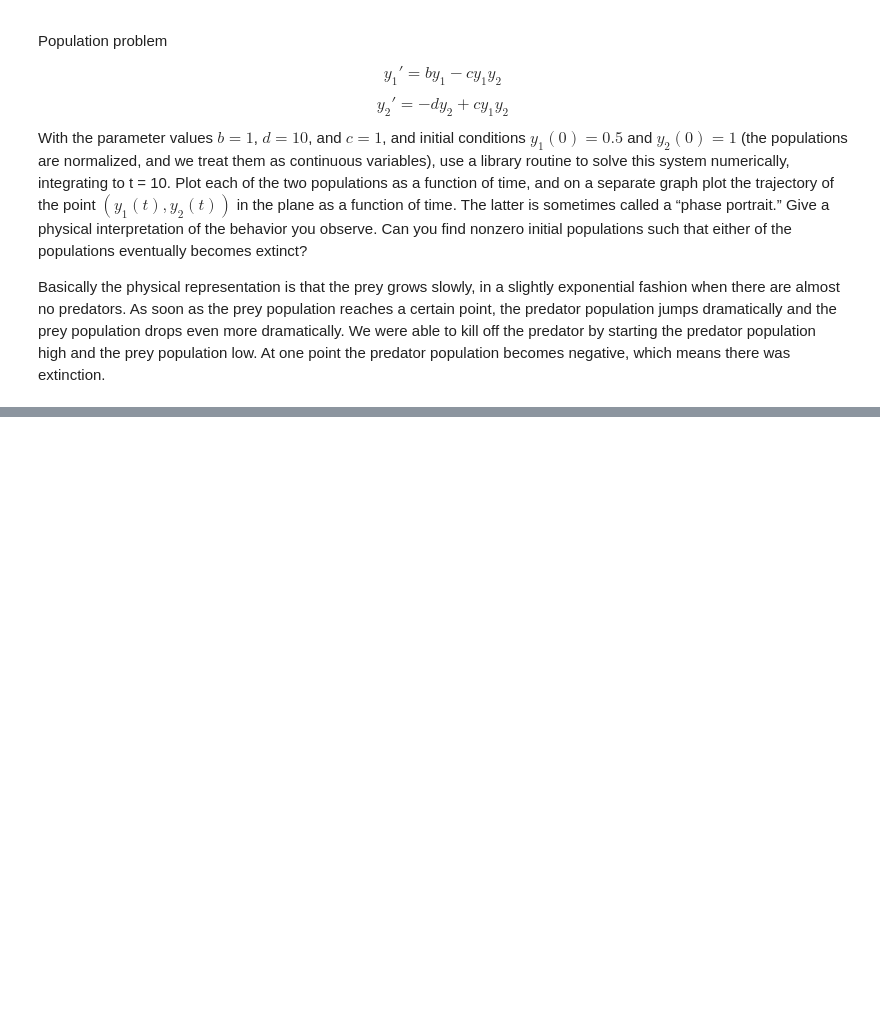
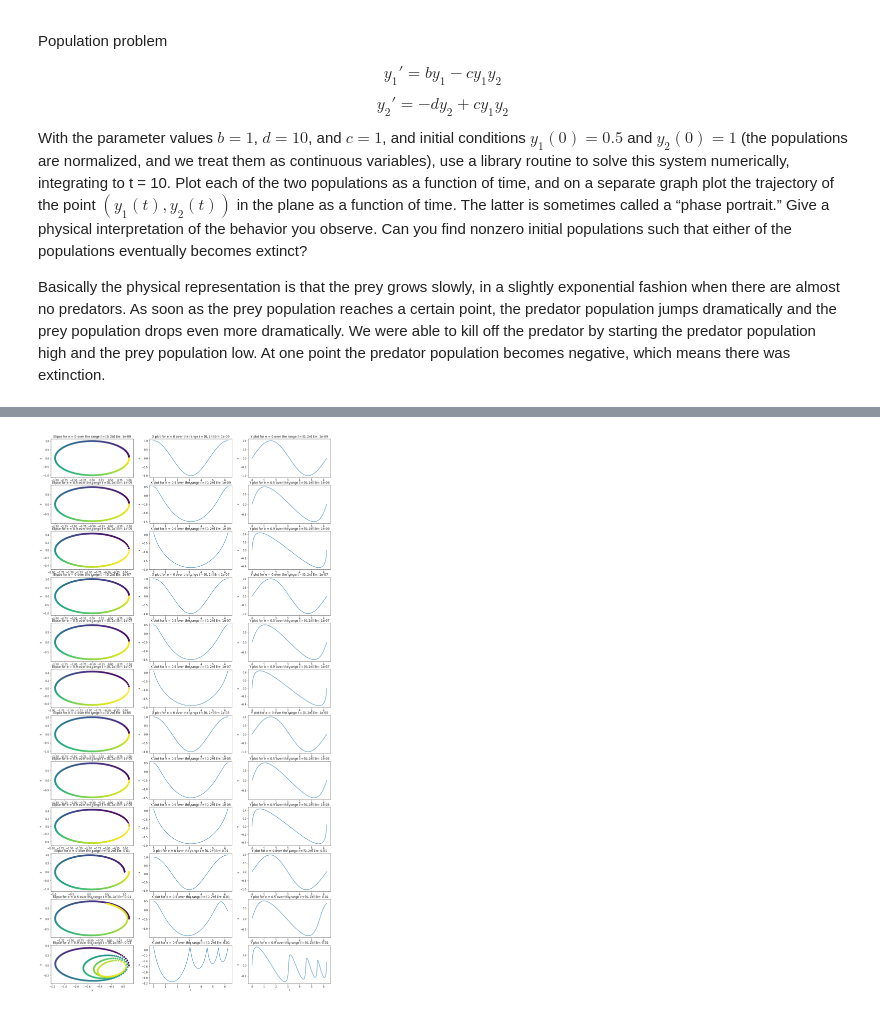
Before and after one commit to malcolmwhat/ecse443, a Jupyter notebook: project/final_project.ipynb, the cells around one changed output, grey strips where cells are left out. Saved outputs shown, nothing was run; the diff lists cells and outputs as text; code cells hidden in the pictures; blank space fills up the shorter version.

```diff
--- a/project/final_project.ipynb
+++ b/project/final_project.ipynb
@@ -909,0 +1138,81 @@ Text(0.5,1,'Predator prey population over time')
+# %%
+import scipy as sp
+import numpy as np
+import pylab as plt
+import scipy.integrate
+import math
+import plotly.plotly as py
+import plotly.graph_objs as go
+
+
+def deriv():
+    return lambda t, Y: dY_dt(Y, t)
+
+
+def r(Y):
+    return math.sqrt(Y[0]**2 + Y[2]**2)
+
+
+# Y -> [x, x', y, y']
+def dY_dt(Y, t=0):
+    return np.array([Y[1],
+                     -Y[0]/(r(Y)**3),
+                     Y[3],
+                     -Y[2]/(r(Y)**3)])
+
+
+def energy(Y):
+    return ((Y[1]**2 + Y[3]**2) / 2) - (1 / r(Y))
+
+
+def angular_momentum(Y):
+    return Y[0] * Y[3] - Y[2] * Y[1]
+
+
+e_ = [0, 0.5, 0.9]
+stop = math.pi * 2.0
+t = np.linspace(0, stop, num=500)
+error_ = [1e-9, 1e-7, 1e-5, 1e-2]
+fig, ax = plt.subplots(len(e_) * len(error_), 3, figsize=(5 * len(error_), 40))
+
+errs_tab = []
+e_tab = []
+energy_var_tab = []
+momen_var_tab = []
+
+for err, j in zip(error_, range(len(error_))):
+    for e, k in zip(e_, list(range(len(e_)))):
+        Y0 = np.array([1 - e, 0, 0, math.sqrt((1 + e) / (1 - e))])
+        res = sp.integrate.solve_ivp(deriv(), t_span=(0, stop), y0=Y0, method="BDF", dense_output=True, rtol=err)
+        out = res.sol(t)
+        i = j * 3 + k
+        ax[i, 0].scatter(out[0,:], out[2,:], c=t)
+        ax[i, 0].set_title("Elipse for e = {} over the range $t=[0, 2\pi]$ Err: {}".format(e, err))
+        ax[i, 0].set_ylabel("y")
+        ax[i, 0].set_xlabel("x")
+
+        ax[i, 1].plot(t, out[0,:])
+        ax[i, 1].set_title("X plot for e = {} over the range $t=[0, 2\pi]$ Err: {}".format(e, err))
+        ax[i, 1].set_ylabel("x")
+        ax[i, 1].set_xlabel("t")
+
+        ax[i, 2].plot(t, out[2,:])
+        ax[i, 2].set_title("Y plot for e = {} over the range $t=[0, 2\pi]$ Err: {}".format(e, err))
+        ax[i, 2].set_ylabel("y")
+        ax[i, 2].set_xlabel("t")
+
+        # Calculate the mse from the mean of the energy and angular momentum.
+        energies = np.array([energy(y) for y in out.T])
+        momentums = np.array([angular_momentum(y) for y in out.T])
+
+        errs_tab.append(err)
+        e_tab.append(e)
+        energy_var_tab.append(energies.var())
+        momen_var_tab.append(momentums.var())
+
+errs_tab = np.array(errs_tab)
+e_tab = np.array(e_tab)
+energy_var_tab = np.array(energy_var_tab)
+momen_var_tab = np.array(momen_var_tab)
+# %% [output]
+[figure, added]
```
Also changed, not shown: parts of 10 cells of this notebook.
